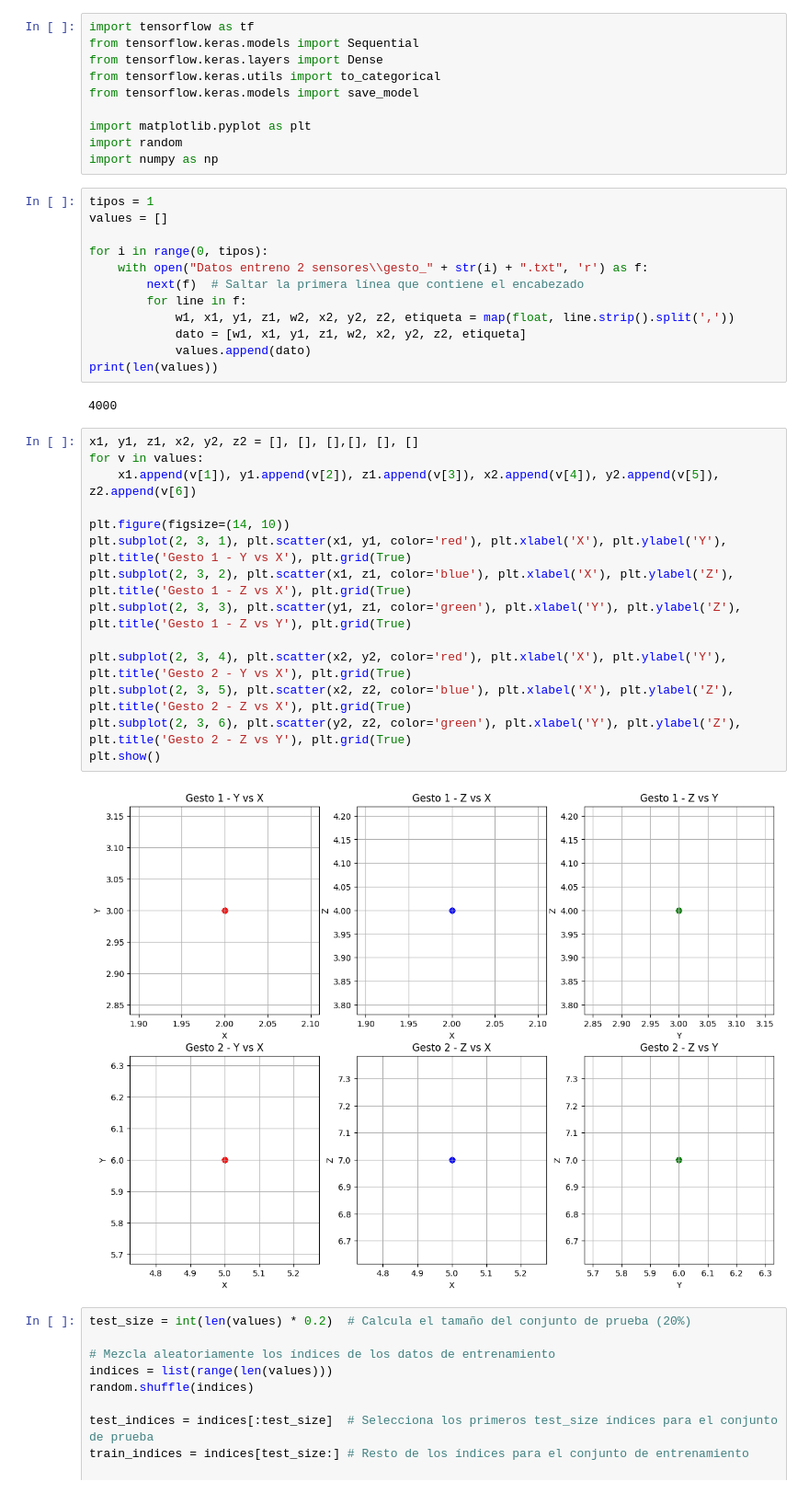
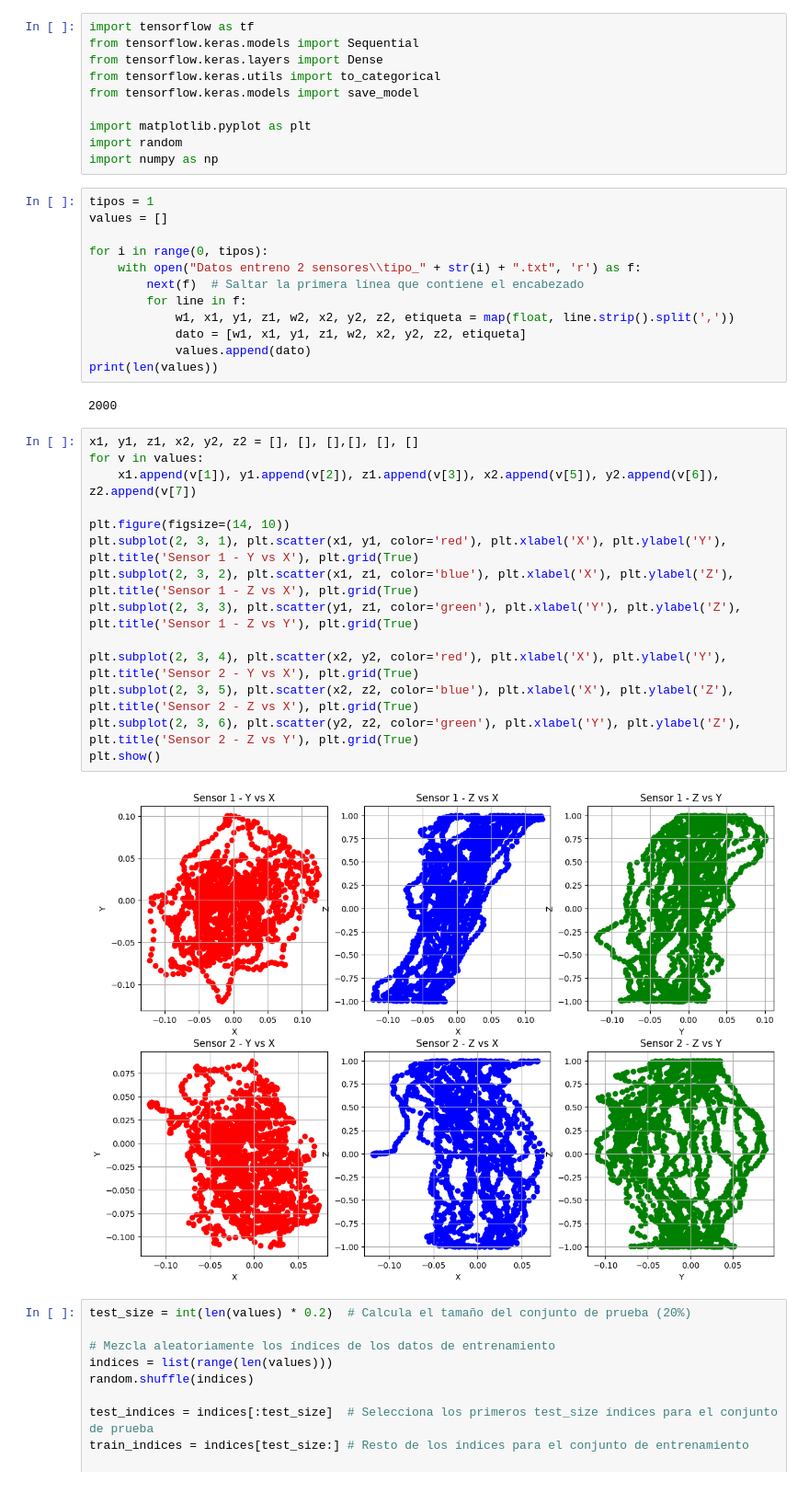
Before and after one commit to FJavierDL/Proyecto_Guante, a Jupyter notebook: VS/red_neuronal.ipynb, the cells around one changed output. Shown: that part at 92% size. Saved outputs shown, nothing was run; the diff lists cells and outputs as text.

```diff
--- a/VS/red_neuronal.ipynb
+++ b/VS/red_neuronal.ipynb
@@ -13,7 +13,7 @@ tipos = 1
 values = []
 
 for i in range(0, tipos):
-    with open("Datos entreno 2 sensores\\gesto_" + str(i) + ".txt", 'r') as f:
+    with open("Datos entreno 2 sensores\\tipo_" + str(i) + ".txt", 'r') as f:
         next(f)  # Saltar la primera línea que contiene el encabezado
         for line in f:
             w1, x1, y1, z1, w2, x2, y2, z2, etiqueta = map(float, line.strip().split(','))
@@ -21,23 +21,23 @@ for i in range(0, tipos):
             values.append(dato)
 print(len(values))
 # %% [output]
-4000
+2000
 # %%
 x1, y1, z1, x2, y2, z2 = [], [], [],[], [], []
 for v in values:
-    x1.append(v[1]), y1.append(v[2]), z1.append(v[3]), x2.append(v[4]), y2.append(v[5]), z2.append(v[6])
+    x1.append(v[1]), y1.append(v[2]), z1.append(v[3]), x2.append(v[5]), y2.append(v[6]), z2.append(v[7])
 
 plt.figure(figsize=(14, 10))
-plt.subplot(2, 3, 1), plt.scatter(x1, y1, color='red'), plt.xlabel('X'), plt.ylabel('Y'), plt.title('Gesto 1 - Y vs X'), plt.grid(True)
-plt.subplot(2, 3, 2), plt.scatter(x1, z1, color='blue'), plt.xlabel('X'), plt.ylabel('Z'), plt.title('Gesto 1 - Z vs X'), plt.grid(True)
-plt.subplot(2, 3, 3), plt.scatter(y1, z1, color='green'), plt.xlabel('Y'), plt.ylabel('Z'), plt.title('Gesto 1 - Z vs Y'), plt.grid(True)
+plt.subplot(2, 3, 1), plt.scatter(x1, y1, color='red'), plt.xlabel('X'), plt.ylabel('Y'), plt.title('Sensor 1 - Y vs X'), plt.grid(True)
+plt.subplot(2, 3, 2), plt.scatter(x1, z1, color='blue'), plt.xlabel('X'), plt.ylabel('Z'), plt.title('Sensor 1 - Z vs X'), plt.grid(True)
+plt.subplot(2, 3, 3), plt.scatter(y1, z1, color='green'), plt.xlabel('Y'), plt.ylabel('Z'), plt.title('Sensor 1 - Z vs Y'), plt.grid(True)
 
-plt.subplot(2, 3, 4), plt.scatter(x2, y2, color='red'), plt.xlabel('X'), plt.ylabel('Y'), plt.title('Gesto 2 - Y vs X'), plt.grid(True)
-plt.subplot(2, 3, 5), plt.scatter(x2, z2, color='blue'), plt.xlabel('X'), plt.ylabel('Z'), plt.title('Gesto 2 - Z vs X'), plt.grid(True)
-plt.subplot(2, 3, 6), plt.scatter(y2, z2, color='green'), plt.xlabel('Y'), plt.ylabel('Z'), plt.title('Gesto 2 - Z vs Y'), plt.grid(True)
+plt.subplot(2, 3, 4), plt.scatter(x2, y2, color='red'), plt.xlabel('X'), plt.ylabel('Y'), plt.title('Sensor 2 - Y vs X'), plt.grid(True)
+plt.subplot(2, 3, 5), plt.scatter(x2, z2, color='blue'), plt.xlabel('X'), plt.ylabel('Z'), plt.title('Sensor 2 - Z vs X'), plt.grid(True)
+plt.subplot(2, 3, 6), plt.scatter(y2, z2, color='green'), plt.xlabel('Y'), plt.ylabel('Z'), plt.title('Sensor 2 - Z vs Y'), plt.grid(True)
 plt.show()
 # %% [output]
-[figure, old version]
+[figure, new version]
 # %%
 test_size = int(len(values) * 0.2)  # Calcula el tamaño del conjunto de prueba (20%)
 
```
Also changed, not shown: parts of 1 cell of this notebook, 2 other files.
